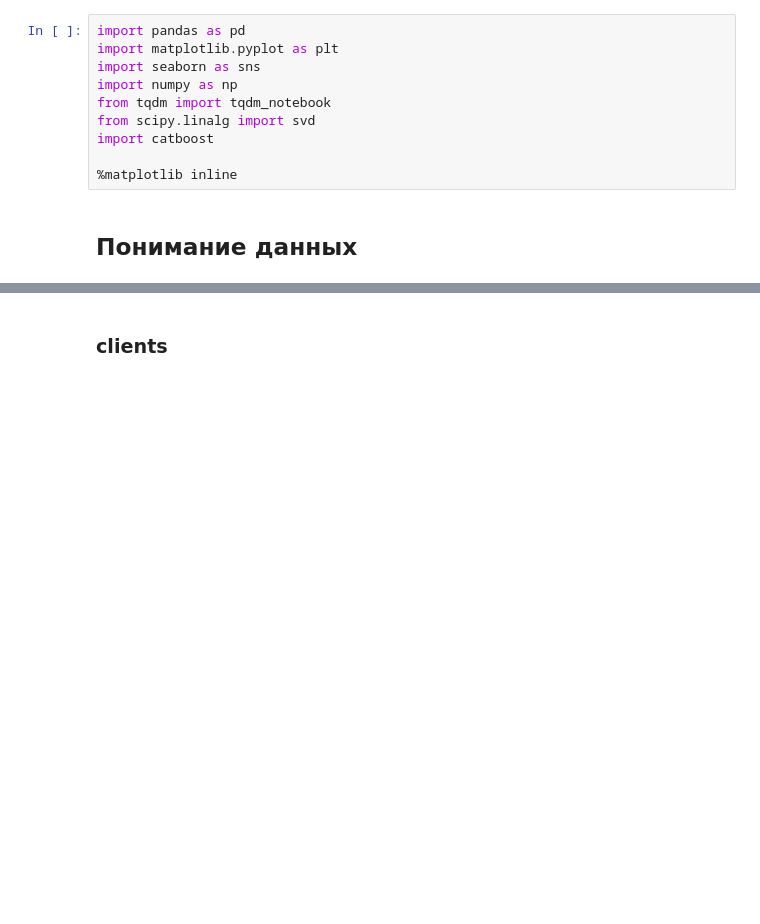
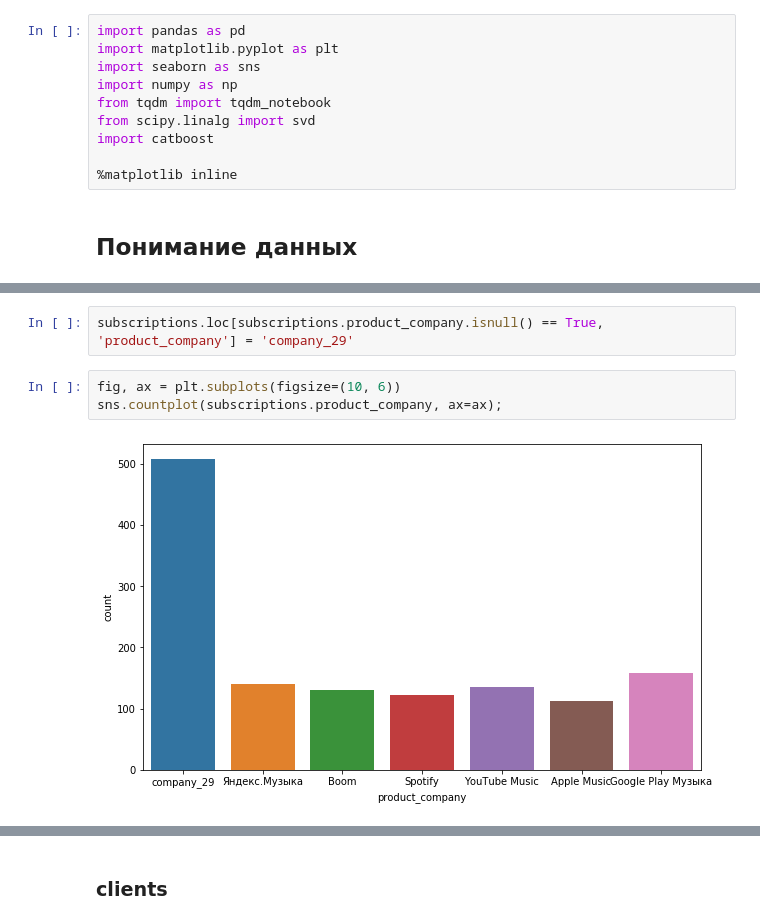
Before and after one commit to AleksandrRadist/RecommendationSystem, a Jupyter notebook: model/recommendation_model.ipynb, the cells around one changed output, grey strips where cells are left out. Cells and saved outputs as stored; diff of their text form; blank space fills up the shorter version.

```diff
--- a/model/recommendation_model.ipynb
+++ b/model/recommendation_model.ipynb
@@ -16,0 +62,7 @@ path_categories = r"C:\Users\kiril\OneDrive\Рабочий стол\Вышка\
+# %%
+subscriptions.loc[subscriptions.product_company.isnull() == True, 'product_company'] = 'company_29'
+# %%
+fig, ax = plt.subplots(figsize=(10, 6))
+sns.countplot(subscriptions.product_company, ax=ax);
+# %% [output]
+[figure, added]
```
Also changed, not shown: parts of 49 cells of this notebook, 5 other files.
